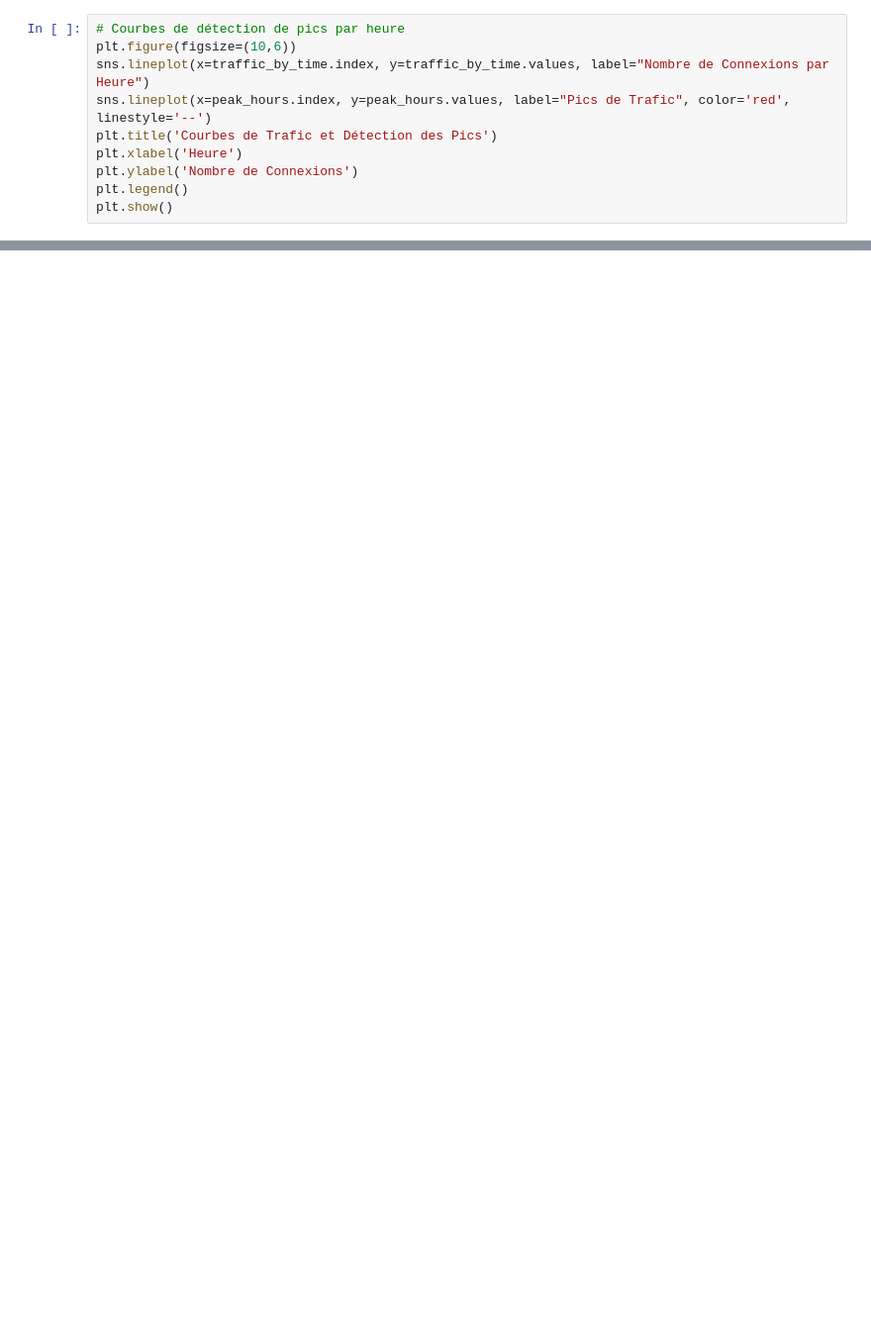
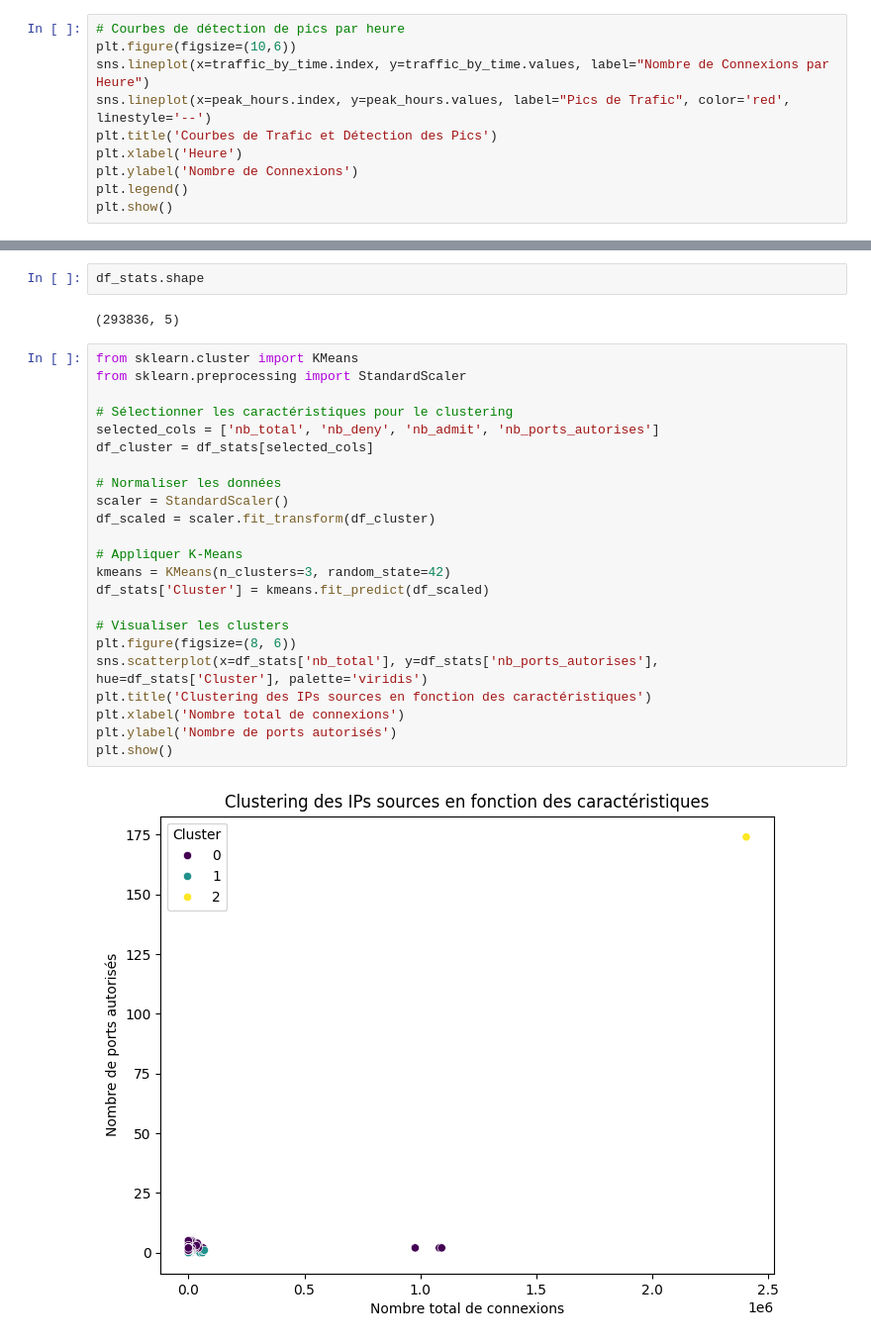
Before and after one commit to hugocollin/challenge_sise_opsie, a Jupyter notebook: src/ml/clustering.ipynb, the cells around one changed output, grey strips where cells are left out. Shown at 99% size. Cells and saved outputs as stored; diff of their text form; blank space fills up the shorter version.

```diff
--- a/src/ml/clustering.ipynb
+++ b/src/ml/clustering.ipynb
@@ -84,0 +340,29 @@ plt.show()
+# %%
+df_stats.shape
+# %% [output]
+(293836, 5)
+# %%
+from sklearn.cluster import KMeans
+from sklearn.preprocessing import StandardScaler
+
+# Sélectionner les caractéristiques pour le clustering
+selected_cols = ['nb_total', 'nb_deny', 'nb_admit', 'nb_ports_autorises']
+df_cluster = df_stats[selected_cols]
+
+# Normaliser les données
+scaler = StandardScaler()
+df_scaled = scaler.fit_transform(df_cluster)
+
+# Appliquer K-Means
+kmeans = KMeans(n_clusters=3, random_state=42)
+df_stats['Cluster'] = kmeans.fit_predict(df_scaled)
+
+# Visualiser les clusters
+plt.figure(figsize=(8, 6))
+sns.scatterplot(x=df_stats['nb_total'], y=df_stats['nb_ports_autorises'], hue=df_stats['Cluster'], palette='viridis')
+plt.title('Clustering des IPs sources en fonction des caractéristiques')
+plt.xlabel('Nombre total de connexions')
+plt.ylabel('Nombre de ports autorisés')
+plt.show()
+# %% [output]
+[figure, added]
```
Also changed, not shown: parts of 22 cells of this notebook.
